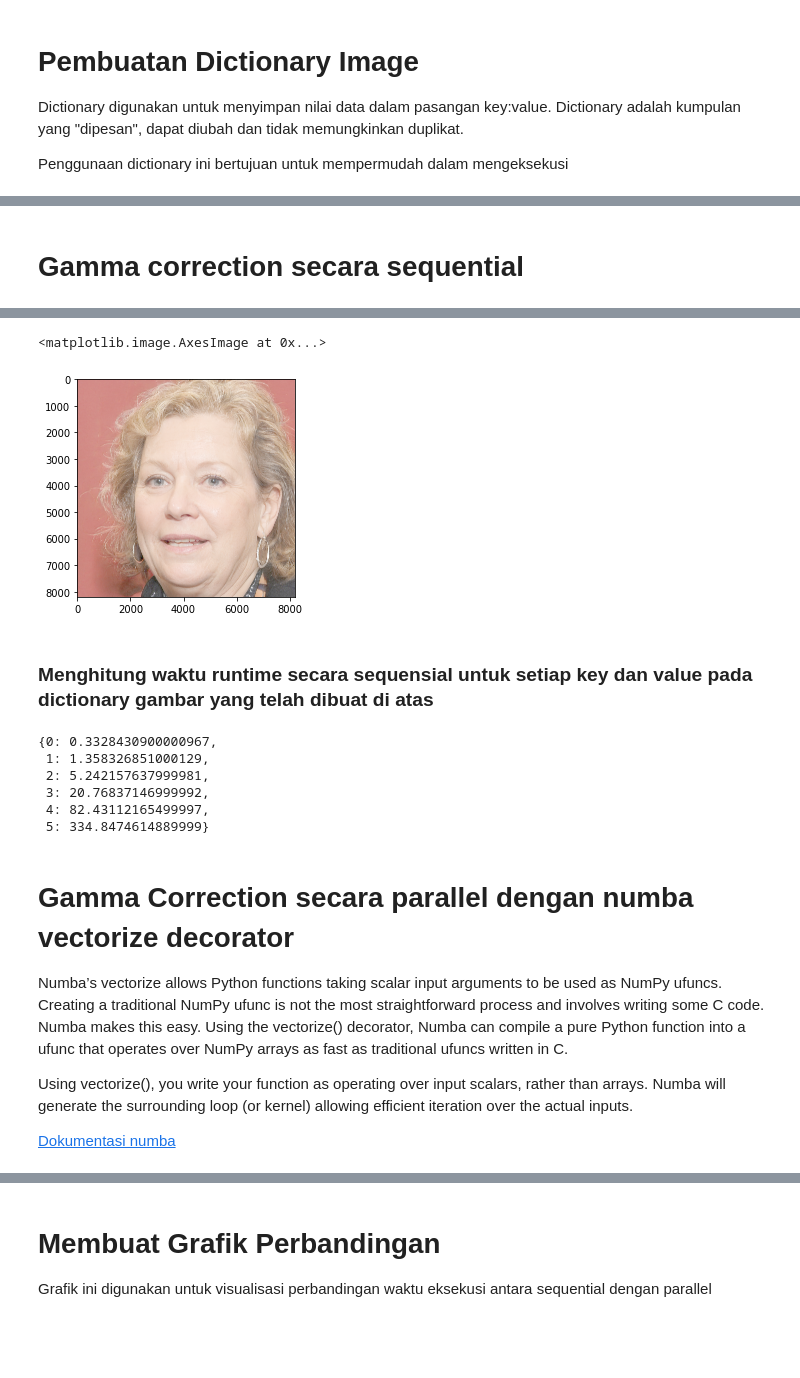
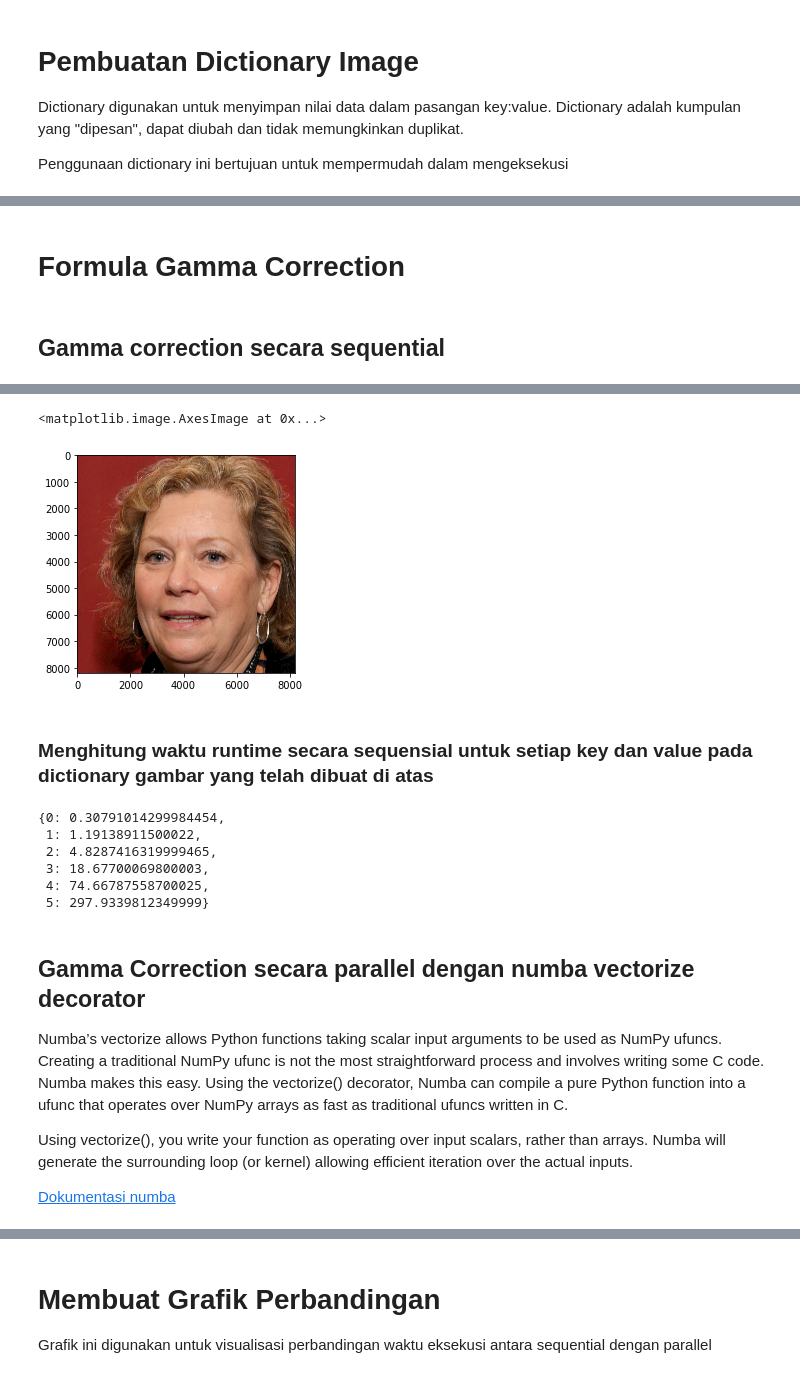
Before and after one commit to mrizkitriyanto/Numba-Gamma-Correction, a Jupyter notebook: Tubes_KTP_Gamma_Correction.ipynb, the cells around one changed output, grey strips where cells are left out. Drawn from its saved outputs; the diff is of its cells as text; code cells hidden in the pictures; blank space fills up the shorter version.

Commit message:
edit repository gambar dan mengedit nilai gamma

```diff
--- a/Tubes_KTP_Gamma_Correction.ipynb
+++ b/Tubes_KTP_Gamma_Correction.ipynb
@@ -89,5 +118,5 @@ plt.imshow(img_512)
 # %%
-img_1024 = cv2.imread('thispersondoesntexist_1024.jpeg')
+img_1024 = cv2.imread('thispersondoesntexist_1024.jpg')
 img_1024 = cv2.cvtColor(img_1024, cv2.COLOR_BGR2RGB)
 plt.imshow(img_1024)
 # %% [output]
@@ -96,5 +125,5 @@ plt.imshow(img_1024)
 # %%
-img_2048 = cv2.imread('thispersondoesntexist_2048.jpeg')
+img_2048 = cv2.imread('thispersondoesntexist_2048.jpg')
 img_2048 = cv2.cvtColor(img_2048, cv2.COLOR_BGR2RGB)
 plt.imshow(img_2048)
 # %% [output]
@@ -103,5 +132,5 @@ plt.imshow(img_2048)
 # %%
-img_4096 = cv2.imread('thispersondoesntexist_4096.jpeg')
+img_4096 = cv2.imread('thispersondoesntexist_4096.jpg')
 img_4096 = cv2.cvtColor(img_4096, cv2.COLOR_BGR2RGB)
 plt.imshow(img_4096)
 # %% [output]
@@ -110,5 +139,5 @@ plt.imshow(img_4096)
 # %%
-img_8192 = cv2.imread('thispersondoesntexist_8192.jpeg')
+img_8192 = cv2.imread('thispersondoesntexist_8192.jpg')
 img_8192  = cv2.cvtColor(img_8192 , cv2.COLOR_BGR2RGB)
 plt.imshow(img_8192 )
 # %% [output]
@@ -150,5 +179,7 @@ print(dictsImages)
+# %% [markdown]
+# Formula Gamma Correction
 # %% [markdown]
-# Gamma correction secara sequential
+## Gamma correction secara sequential
 # %%
 
 def gamma_correction_seq (image, gamma):
@@ -163,9 +194,9 @@ def gamma_correction_seq (image, gamma):
 # Mengembalikan nilai (dalam pecahan detik), tidak termasuk waktu yang berlalu selama sleep.
 ########
 start = timer()
-gm_seq = gamma_correction_seq(img_8192,3) #menjalankan fungsi gamma_correction_seq
+gm_seq = gamma_correction_seq(img_8192,2) #menjalankan fungsi gamma_correction_seq
 end = timer() - start
 print("without GPU:", end) #print waktu runtime (waktu sekarang - waktu start)
-%timeit gm_seq # melihat berapa waktu yang dibutuhkan per looping https://docs.python.org/3/library/timeit.html
+%timeit gm_seq # melihat berapa waktu terbaik yang dibutuhkan per looping https://docs.python.org/3/library/timeit.html
 plt.imshow(gm_seq) # plot gambar hasil
 # %% [output]
@@ -174,5 +205,5 @@ without GPU: 328.9522689160001
 <matplotlib.image.AxesImage at 0x...>
-[figure, old version]
+[figure, new version]
 # %% [markdown]
 ### Menghitung waktu runtime secara sequensial untuk setiap key dan value pada dictionary gambar yang telah dibuat di atas
 # %%
@@ -180,18 +211,18 @@ time_seq = {} #dictionary untuk waktu runtime
 output_seq = {} #dictionary untuk output matrix
 for keys,values in dictsImages.items():
   start = timer()
-  output_seq[keys]=gamma_correction_seq(values, 4)
+  output_seq[keys]=gamma_correction_seq(values, 2)
   time_seq[keys] =  timer() - start
 time_seq #waktu runtime untuk setiap key dan value
 # %% [output]
-{0: 0.3328430900000967,
- 1: 1.358326851000129,
- 2: 5.242157637999981,
- 3: 20.76837146999992,
- 4: 82.43112165499997,
- 5: 334.8474614889999}
+{0: 0.30791014299984454,
+ 1: 1.19138911500022,
+ 2: 4.8287416319999465,
+ 3: 18.67700069800003,
+ 4: 74.66787558700025,
+ 5: 297.9339812349999}
 # %% [markdown]
-# Gamma Correction secara parallel dengan numba vectorize decorator
+## Gamma Correction secara parallel dengan numba vectorize decorator
 
 Numba’s vectorize allows Python functions taking scalar input arguments to be used as NumPy ufuncs. Creating a traditional NumPy ufunc is not the most straightforward process and involves writing some C code. Numba makes this easy. Using the vectorize() decorator, Numba can compile a pure Python function into a ufunc that operates over NumPy arrays as fast as traditional ufuncs written in C.
 
```
Also changed, not shown: parts of 26 cells of this notebook.
